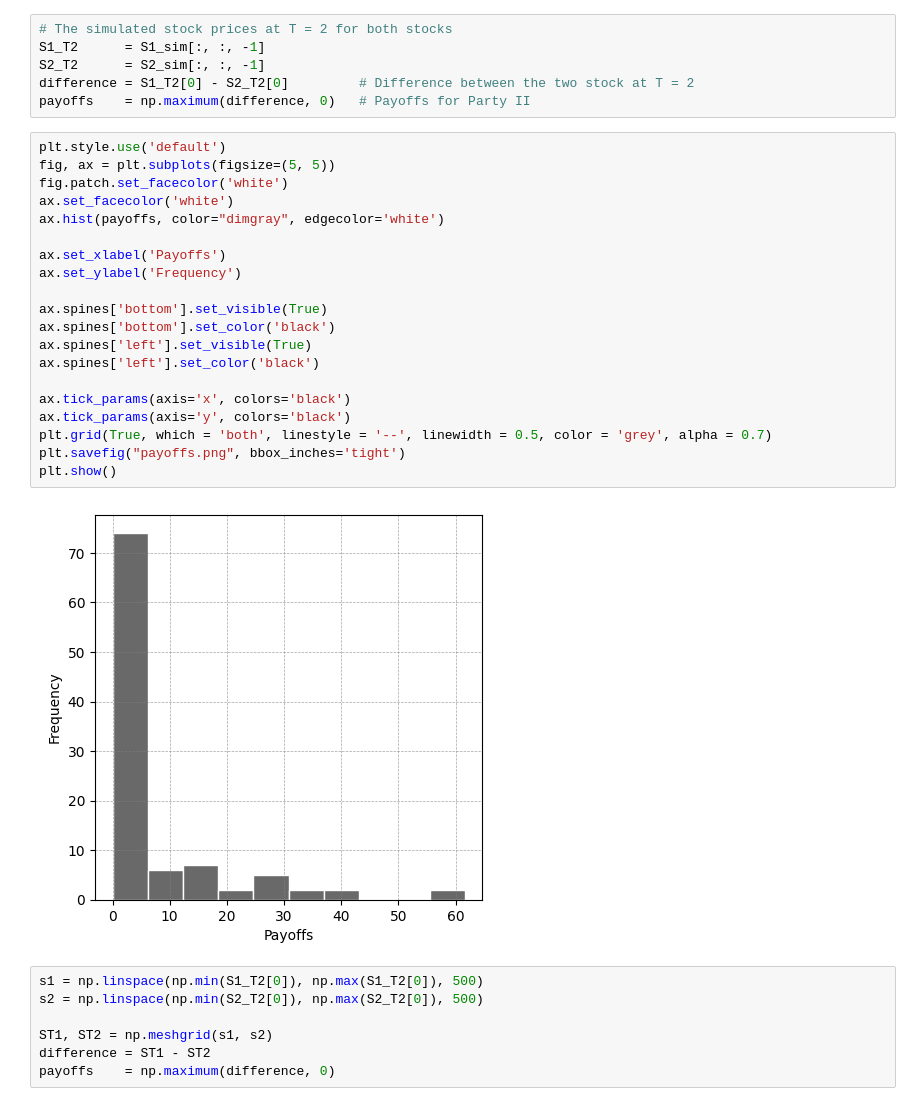
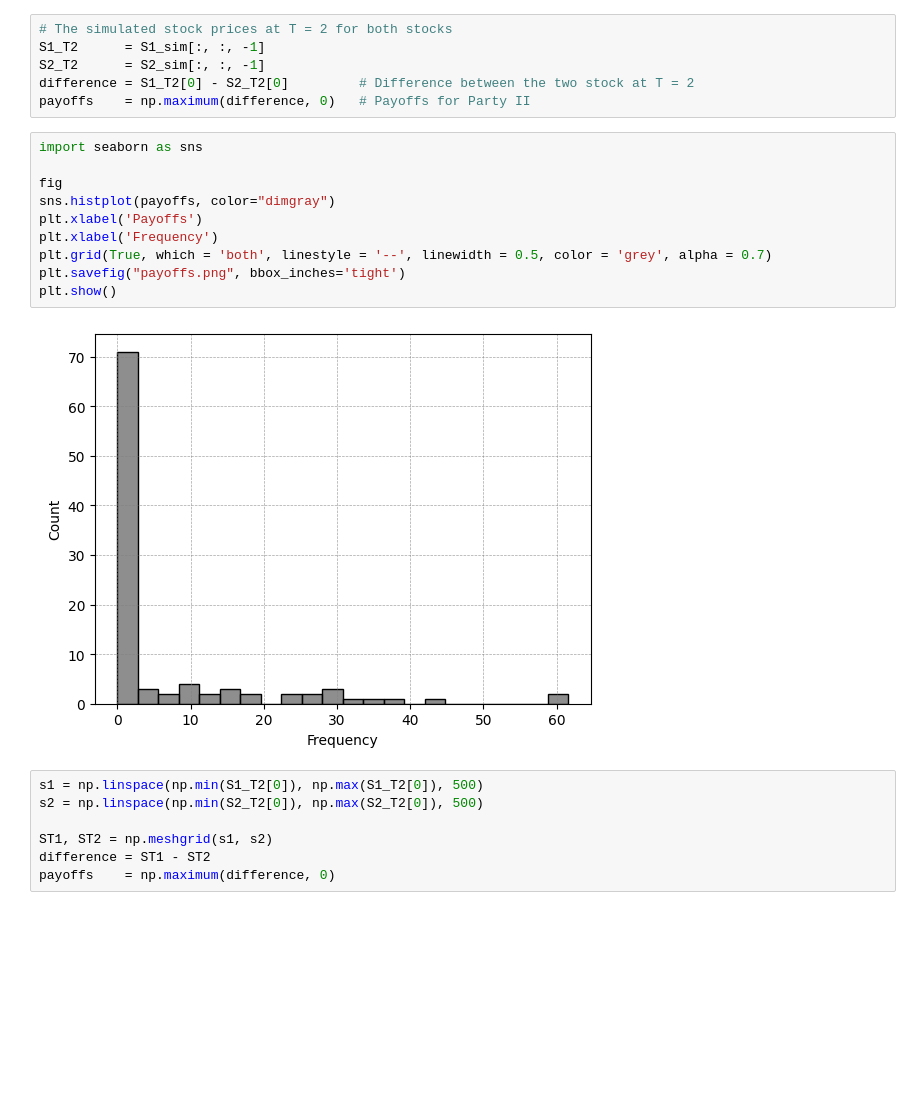
Before and after one commit to MasandeBesi/Project-Code-, a Jupyter notebook: Data Generation.ipynb, the cells around one changed output. Cells and saved outputs as stored; diff of their text form; blank space fills up the shorter version.

```diff
--- a/Data Generation.ipynb
+++ b/Data Generation.ipynb
@@ -190,28 +164,18 @@ S1_T2      = S1_sim[:, :, -1]
 S2_T2      = S2_sim[:, :, -1]
 difference = S1_T2[0] - S2_T2[0]         # Difference between the two stock at T = 2
 payoffs    = np.maximum(difference, 0)   # Payoffs for Party II
-# %%
-plt.style.use('default')
-fig, ax = plt.subplots(figsize=(5, 5))
-fig.patch.set_facecolor('white')
-ax.set_facecolor('white')
-ax.hist(payoffs, color="dimgray", edgecolor='white')
-
-ax.set_xlabel('Payoffs')
-ax.set_ylabel('Frequency')
-
-ax.spines['bottom'].set_visible(True)
-ax.spines['bottom'].set_color('black')
-ax.spines['left'].set_visible(True)
-ax.spines['left'].set_color('black')
-
-ax.tick_params(axis='x', colors='black')
-ax.tick_params(axis='y', colors='black')
-plt.grid(True, which = 'both', linestyle = '--', linewidth = 0.5, color = 'grey', alpha = 0.7)
-plt.savefig("payoffs.png", bbox_inches='tight')
-plt.show()
-# %% [output]
-[figure, removed]
+# %%
+import seaborn as sns
+
+fig
+sns.histplot(payoffs, color="dimgray")
+plt.xlabel('Payoffs')
+plt.xlabel('Frequency')
+plt.grid(True, which = 'both', linestyle = '--', linewidth = 0.5, color = 'grey', alpha = 0.7)
+plt.savefig("payoffs.png", bbox_inches='tight')
+plt.show()
+# %% [output]
+[figure, added]
 # %%
 s1 = np.linspace(np.min(S1_T2[0]), np.max(S1_T2[0]), 500)
 s2 = np.linspace(np.min(S2_T2[0]), np.max(S2_T2[0]), 500)
```
Also changed, not shown: parts of 2 cells of this notebook.
